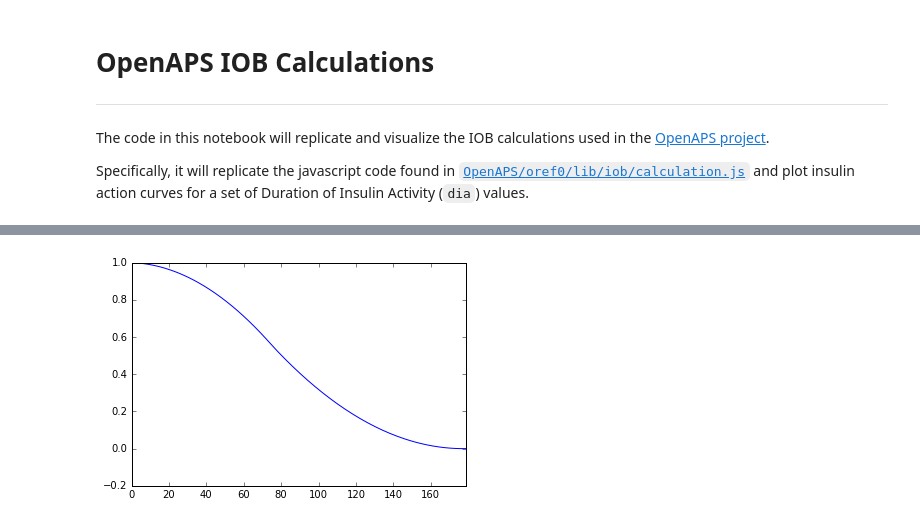
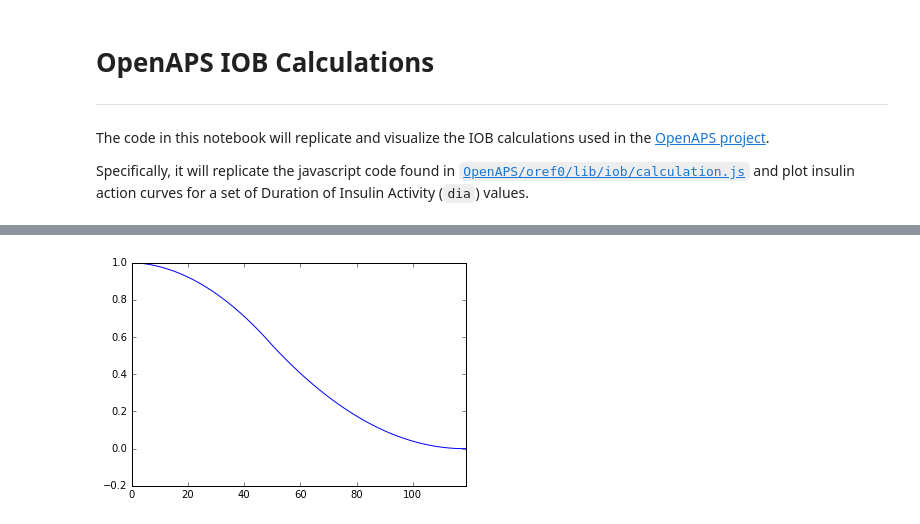
Before and after one commit to Nightscou2018/Replicate-OpenAPS-IOB-calcs, a Jupyter notebook: OpenAPS IOB Calculations.ipynb, the cells around one changed output, grey strips where cells are left out. Drawn from its saved outputs; the diff is of its cells as text; code cells hidden in the pictures.

Commit message:
Got some preliminary graphs going. Might want to take a crack at an alternate set of calcs next.

```diff
--- a/OpenAPS IOB Calculations.ipynb
+++ b/OpenAPS IOB Calculations.ipynb
@@ -49,6 +49,0 @@ def calc_IOB(dia):
-# %%
-dict_of_dfs_by_dia = {}
-for dia in range (2, 9):
-    #iob_dict = iob_dia_ + str(dia)
-
-    dict_of_dfs_by_dia.update({dia : dfs_by_dia.append(pd.DataFrame(list(calc_IOB(dia).items())))})
@@ -111,5 +49,0 @@ dfs_by_dia[0]
-# %%
-iob_df = pd.DataFrame(list(iob_dia3.items()))
-# %%
-iob_df.columns=("min", "iob_pct")
-iob_df.head()
@@ -123,4 +50,13 @@ iob_df.head()
+# %%
+# Create a dictionary of DataFrames -- one for each value of DIA between 2 and 8
+dict_of_dfs_by_dia = {}
+
+for dia in range(2, 9):                           # NB: range ends at n-1
+    x_list, iob_list = calc_IOB(dia)
+    iob_df = pd.DataFrame({'x' : x_list,
+                           'iob_pct_dia_'+str(dia) : iob_list})
+    dict_of_dfs_by_dia.update({dia : iob_df})
 # %%
-my_plot = iob_df['iob_pct'].plot(kind='line')
+my_plot = dict_of_dfs_by_dia[2]['iob_pct_dia_2'].plot(kind='line')
 # %% [output]
-[figure, old version]
+[figure, new version]
```
Also changed, not shown: parts of 13 cells of this notebook.
